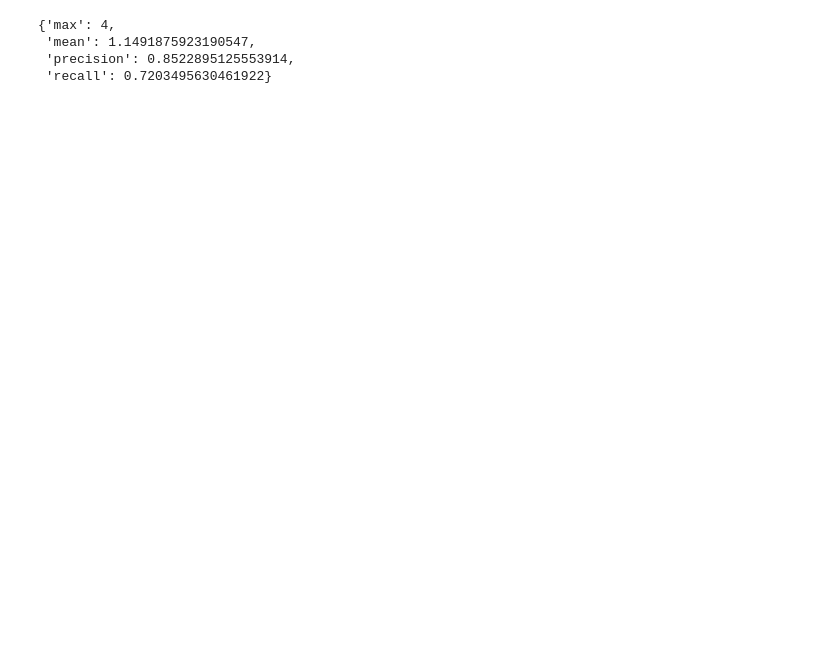
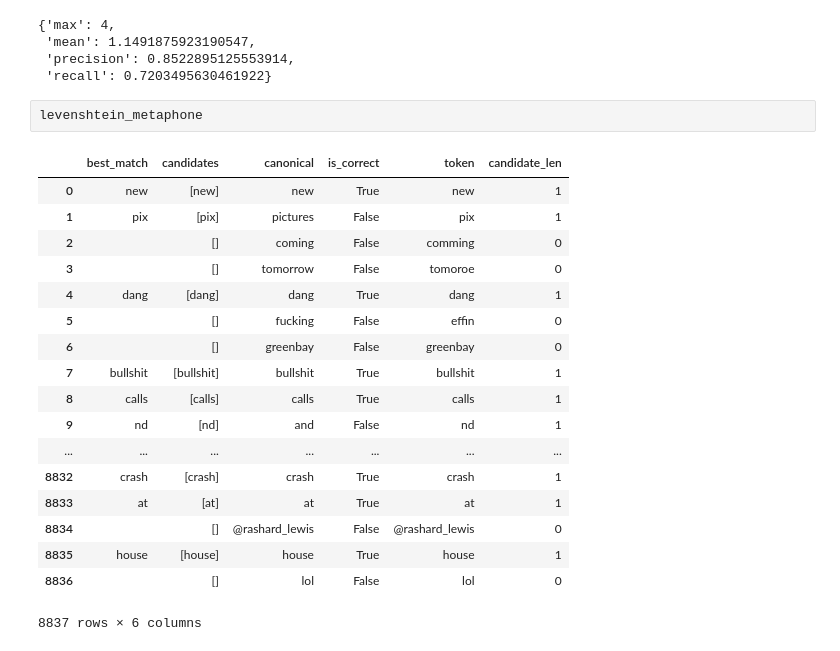
Before and after one commit to martindavid/twitter-lexical-normalisation, a Jupyter notebook: Similarity Analysis.ipynb, the cells around one changed output. Cells and saved outputs as stored; diff of their text form; blank space fills up the shorter version.

```diff
--- a/Similarity Analysis.ipynb
+++ b/Similarity Analysis.ipynb
@@ -70,3 +82,24 @@ plt.show()
  'mean': 1.1491875923190547,
  'precision': 0.8522895125553914,
  'recall': 0.7203495630461922}
+# %%
+levenshtein_metaphone
+# %% [output]
+|  | best_match | candidates | canonical | is_correct | token | candidate_len |
+| 0 | new | [new] | new | True | new | 1 |
+| 1 | pix | [pix] | pictures | False | pix | 1 |
+| 2 |  | [] | coming | False | comming | 0 |
+| 3 |  | [] | tomorrow | False | tomoroe | 0 |
+| 4 | dang | [dang] | dang | True | dang | 1 |
+| 5 |  | [] | fucking | False | effin | 0 |
+| 6 |  | [] | greenbay | False | greenbay | 0 |
+| 7 | bullshit | [bullshit] | bullshit | True | bullshit | 1 |
+| 8 | calls | [calls] | calls | True | calls | 1 |
+| 9 | nd | [nd] | and | False | nd | 1 |
+| ... | ... | ... | ... | ... | ... | ... |
+| 8832 | crash | [crash] | crash | True | crash | 1 |
+| 8833 | at | [at] | at | True | at | 1 |
+| 8834 |  | [] | @rashard_lewis | False | @rashard_lewis | 0 |
+| 8835 | house | [house] | house | True | house | 1 |
+| 8836 |  | [] | lol | False | lol | 0 |
+8837 rows × 6 columns
```
Also changed, not shown: parts of 7 cells of this notebook, 2 other files.
